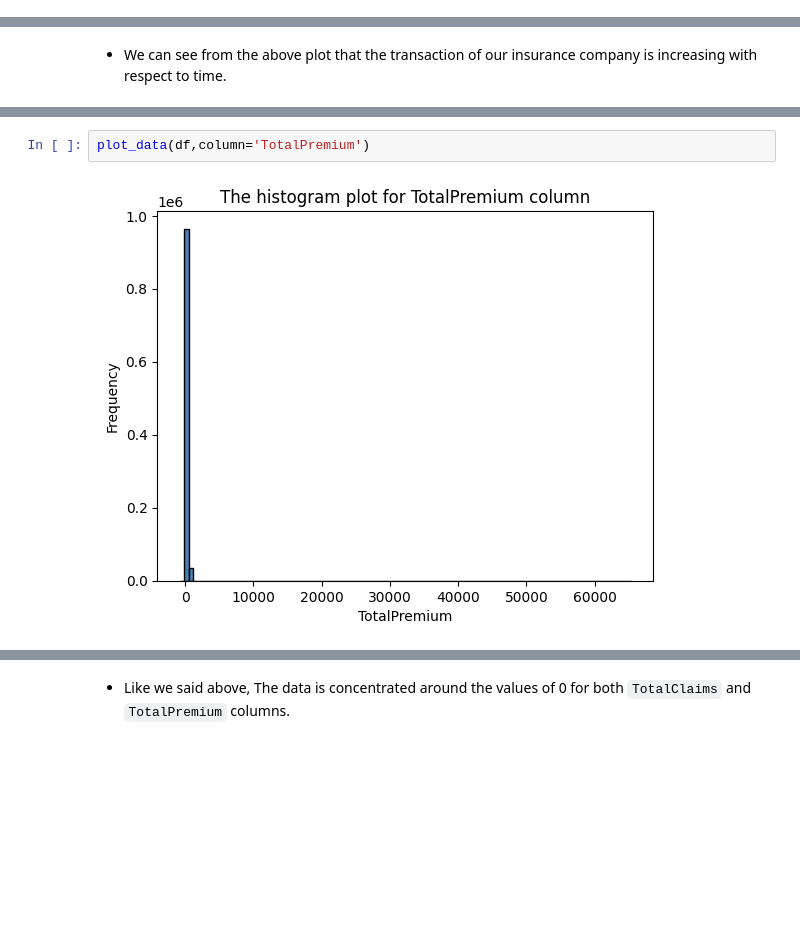
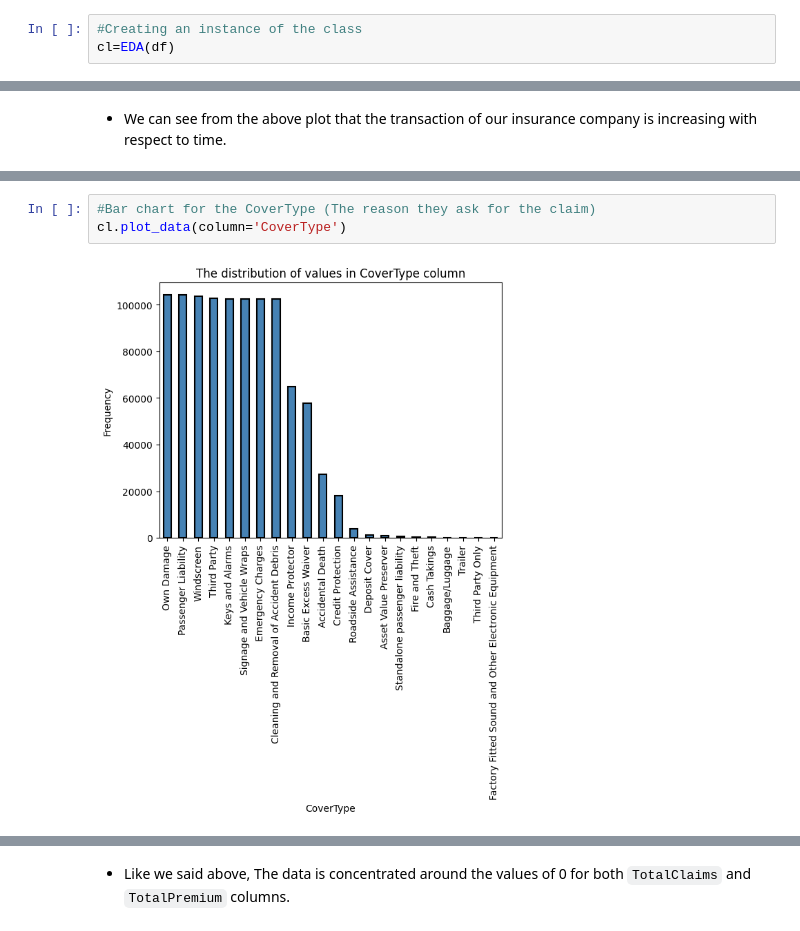
Before and after one commit to Leoul39/AIM-Week_3, a Jupyter notebook: notebooks/EDA.ipynb, the cells around one changed output, grey strips where cells are left out. Cells and saved outputs as stored; diff of their text form; blank space fills up the shorter version.

Commit message:
Final changes to the analysis and visualizations

```diff
--- a/notebooks/EDA.ipynb
+++ b/notebooks/EDA.ipynb
@@ -23,6 +23,9 @@ df.head()
 | 3 | 145255 | 12827 | 2015-05-01 00:00:00 | True |  | Close Corporation | Mr | ... |
 | 4 | 145255 | 12827 | 2015-07-01 00:00:00 | True |  | Close Corporation | Mr | ... |
 5 rows × 52 columns
+# %%
+#Creating an instance of the class
+cl=EDA(df)
 # %% [markdown]
 ### Examining important information about the data
 # %%
@@ -143,4 +140,5 @@ plot_data(df,column='TotalClaims')
-# %%
-plot_data(df,column='TotalPremium')
-# %% [output]
-[figure, removed]
+# %%
+#Bar chart for the CoverType (The reason they ask for the claim)
+cl.plot_data(column='CoverType')
+# %% [output]
+[figure, added]
```
Also changed, not shown: parts of 35 cells of this notebook.
